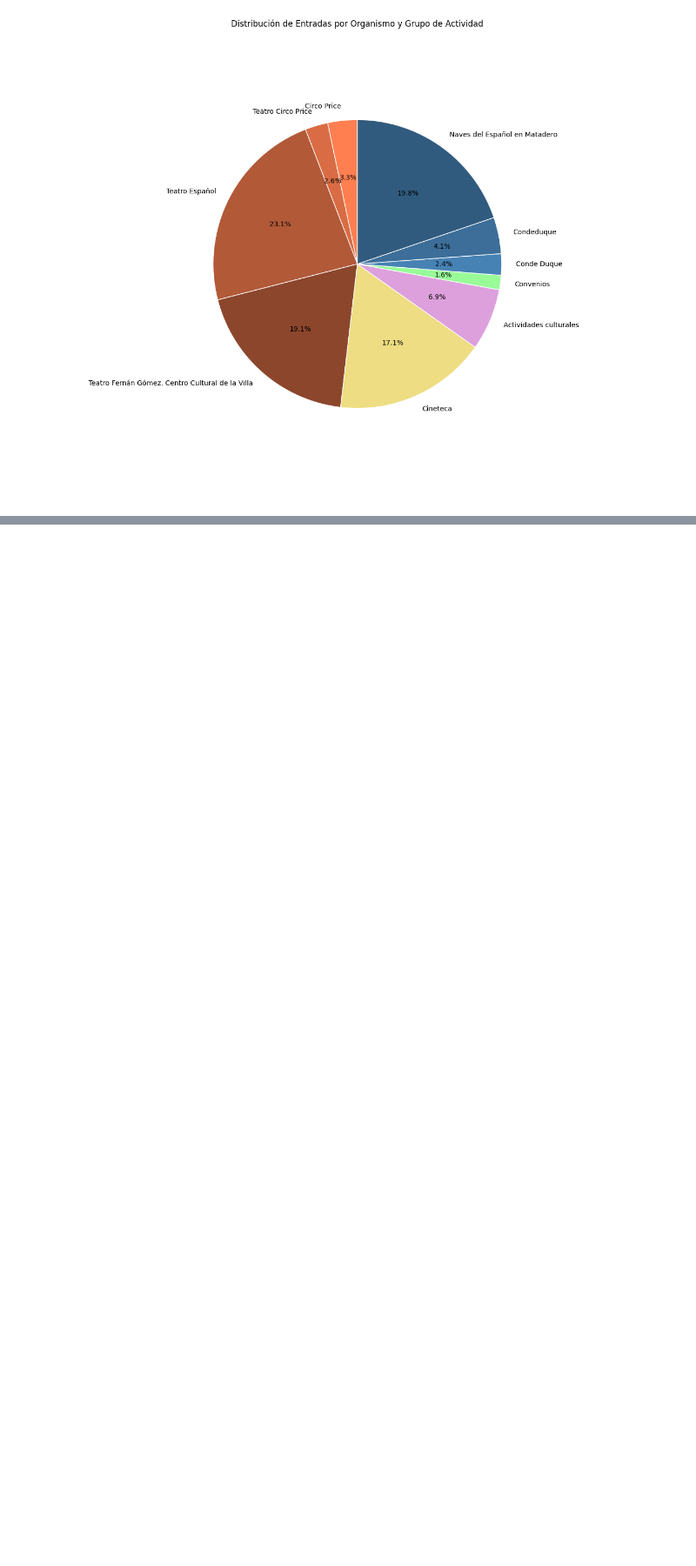
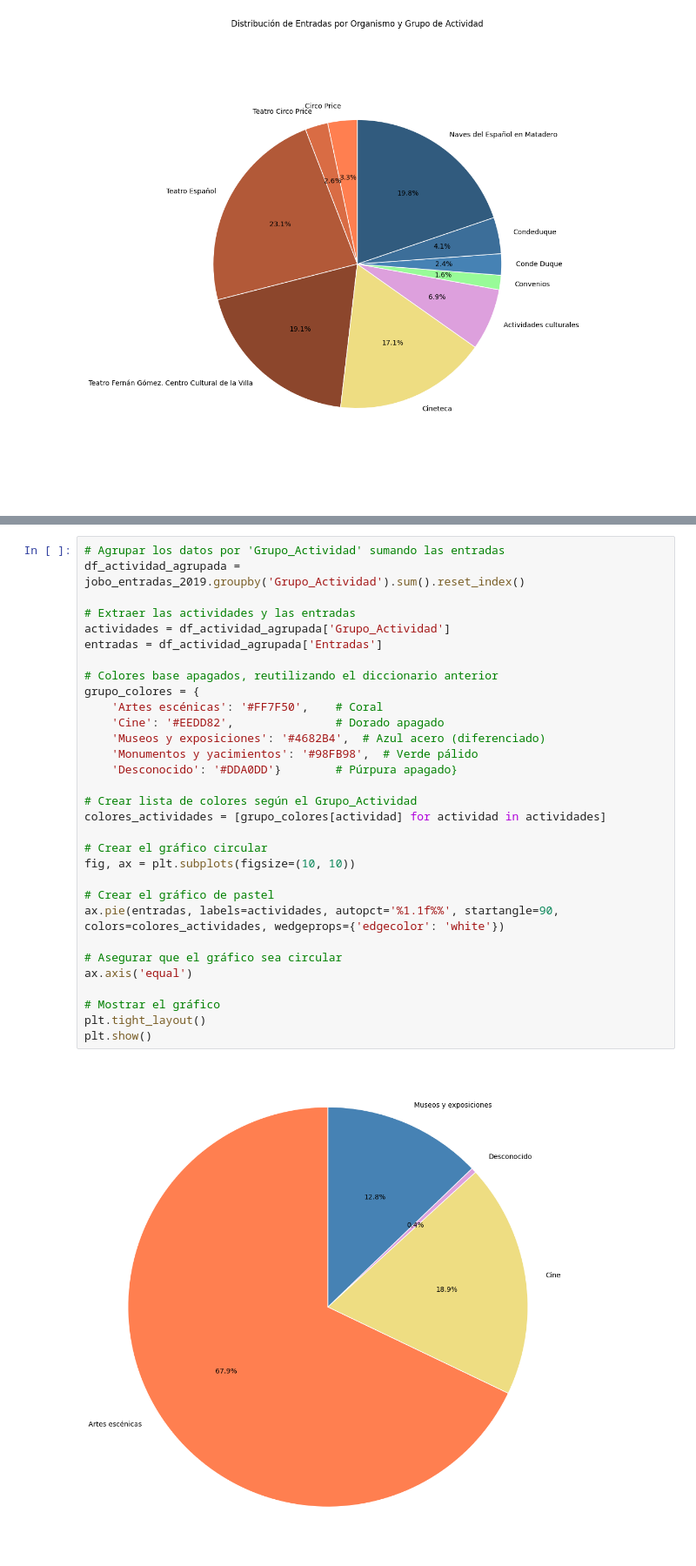
Before and after one commit to pgf3712/EDA_Madrid_Museums, a Jupyter notebook: 3-EDA_DESAROLLO.ipynb, the cells around one changed output, grey strips where cells are left out. Shown at 87% size. Drawn from its saved outputs; the diff is of its cells as text; blank space fills up the shorter version.

```diff
--- a/3-EDA_DESAROLLO.ipynb
+++ b/3-EDA_DESAROLLO.ipynb
@@ -1715,0 +1560,33 @@ plt.show()
+# %%
+# Agrupar los datos por 'Grupo_Actividad' sumando las entradas
+df_actividad_agrupada = jobo_entradas_2019.groupby('Grupo_Actividad').sum().reset_index()
+
+# Extraer las actividades y las entradas
+actividades = df_actividad_agrupada['Grupo_Actividad']
+entradas = df_actividad_agrupada['Entradas']
+
+# Colores base apagados, reutilizando el diccionario anterior
+grupo_colores = {
+    'Artes escénicas': '#FF7F50',    # Coral
+    'Cine': '#EEDD82',               # Dorado apagado
+    'Museos y exposiciones': '#4682B4',  # Azul acero (diferenciado)
+    'Monumentos y yacimientos': '#98FB98',  # Verde pálido
+    'Desconocido': '#DDA0DD'}        # Púrpura apagado}
+
+# Crear lista de colores según el Grupo_Actividad
+colores_actividades = [grupo_colores[actividad] for actividad in actividades]
+
+# Crear el gráfico circular
+fig, ax = plt.subplots(figsize=(10, 10))
+
+# Crear el gráfico de pastel
+ax.pie(entradas, labels=actividades, autopct='%1.1f%%', startangle=90, colors=colores_actividades, wedgeprops={'edgecolor': 'white'})
+
+# Asegurar que el gráfico sea circular
+ax.axis('equal')
+
+# Mostrar el gráfico
+plt.tight_layout()
+plt.show()
+# %% [output]
+[figure, added]
```
Also changed, not shown: parts of 10 cells of this notebook, 1 other file.
